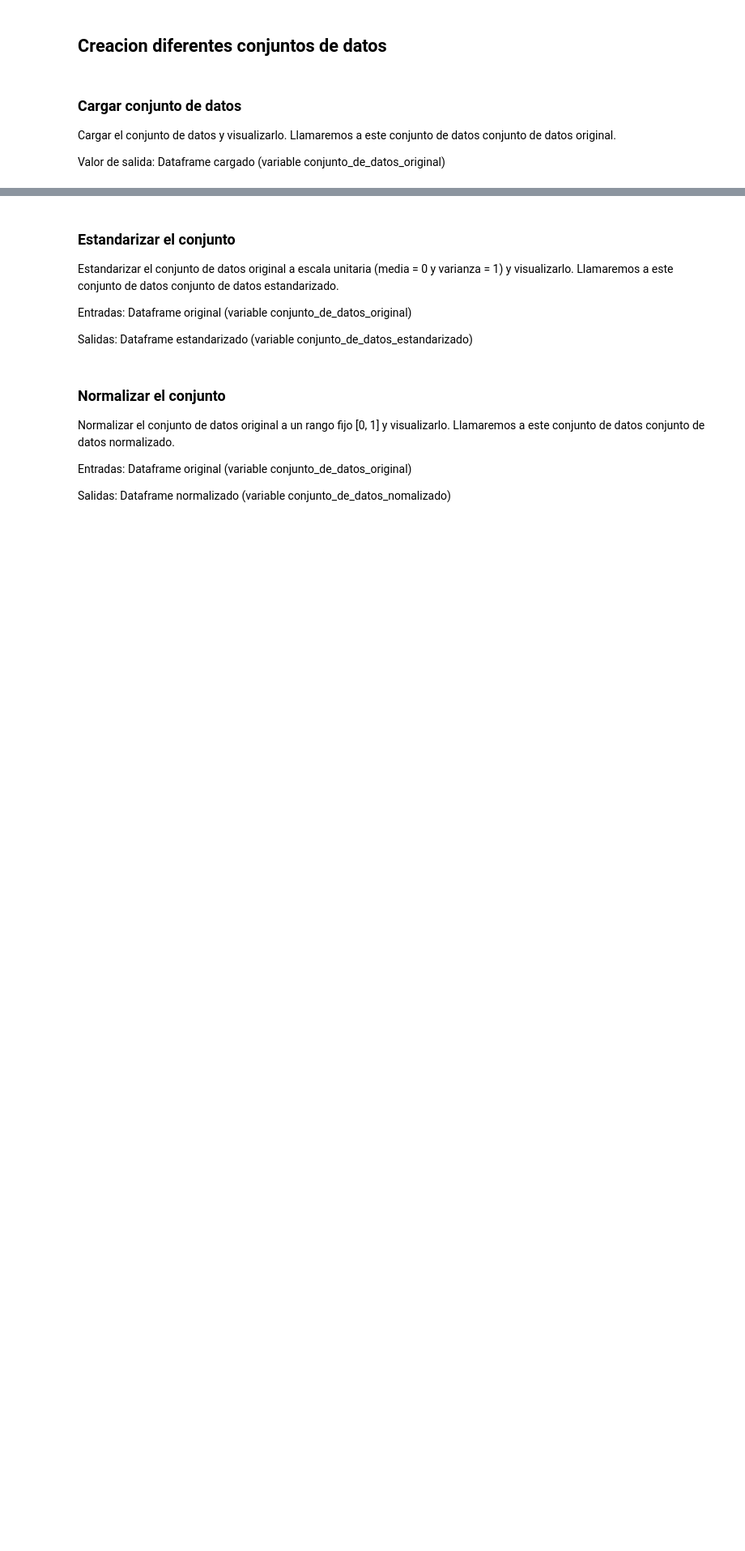
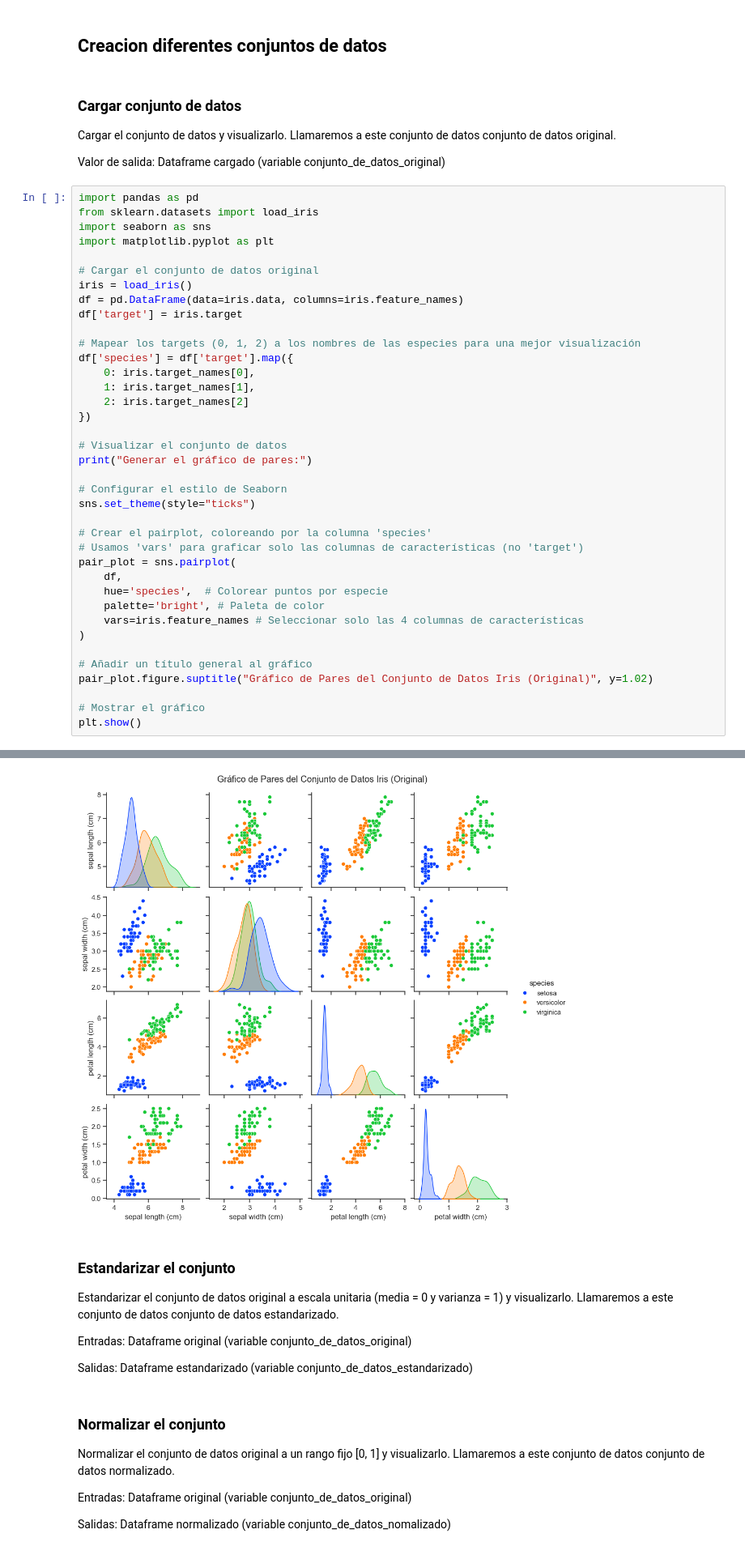
Before and after one commit to alraro/Practicas-Aprendizaje-Automatico, a Jupyter notebook: src/Practica2/setup.ipynb, the cells around one changed output, grey strips where cells are left out. Shown: that part at 81% size. Saved outputs shown, nothing was run; the diff lists cells and outputs as text; blank space fills up the shorter version.

```diff
--- a/src/Practica2/setup.ipynb
+++ b/src/Practica2/setup.ipynb
@@ -8,3 +8,42 @@
 Cargar el conjunto de datos y visualizarlo. Llamaremos a este conjunto de datos conjunto de datos original.
 
 Valor de salida: Dataframe cargado (variable conjunto_de_datos_original)
+# %%
+import pandas as pd
+from sklearn.datasets import load_iris
+import seaborn as sns
+import matplotlib.pyplot as plt
+
+# Cargar el conjunto de datos original
+iris = load_iris()
+df = pd.DataFrame(data=iris.data, columns=iris.feature_names)
+df['target'] = iris.target
+
+# Mapear los targets (0, 1, 2) a los nombres de las especies para una mejor visualización
+df['species'] = df['target'].map({
+    0: iris.target_names[0],
+    1: iris.target_names[1],
+    2: iris.target_names[2]
+})
+
+# Visualizar el conjunto de datos
+print("Generar el gráfico de pares:")
+
+# Configurar el estilo de Seaborn
+sns.set_theme(style="ticks")
+
+# Crear el pairplot, coloreando por la columna 'species'
+# Usamos 'vars' para graficar solo las columnas de características (no 'target')
+pair_plot = sns.pairplot(
+    df,
+    hue='species',  # Colorear puntos por especie
+    palette='bright', # Paleta de color
+    vars=iris.feature_names # Seleccionar solo las 4 columnas de características
+)
+
+# Añadir un título general al gráfico
+pair_plot.figure.suptitle("Gráfico de Pares del Conjunto de Datos Iris (Original)", y=1.02)
+
+# Mostrar el gráfico
+plt.show()
+# %% [output]
@@ -11,3 +51,4 @@ Valor de salida: Dataframe cargado (variable conjunto_de_datos_original)
+[figure, added]
 # %% [markdown]
 ### Estandarizar el conjunto
 Estandarizar el conjunto de datos original a escala unitaria (media = 0 y varianza = 1)
```
Also changed, not shown: parts of 1 cell of this notebook.
